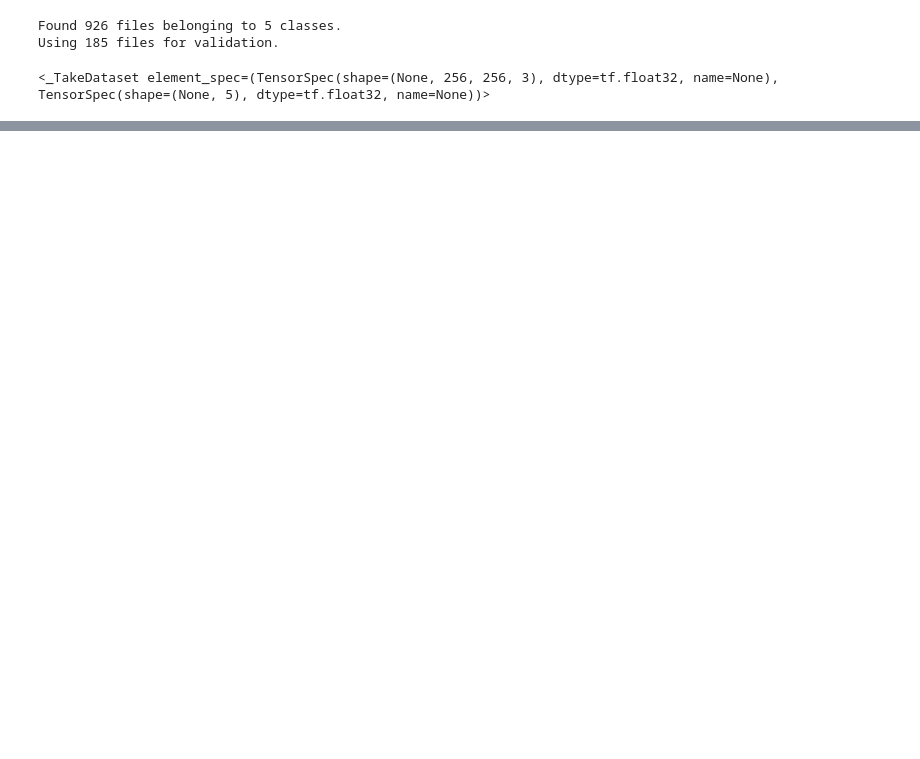
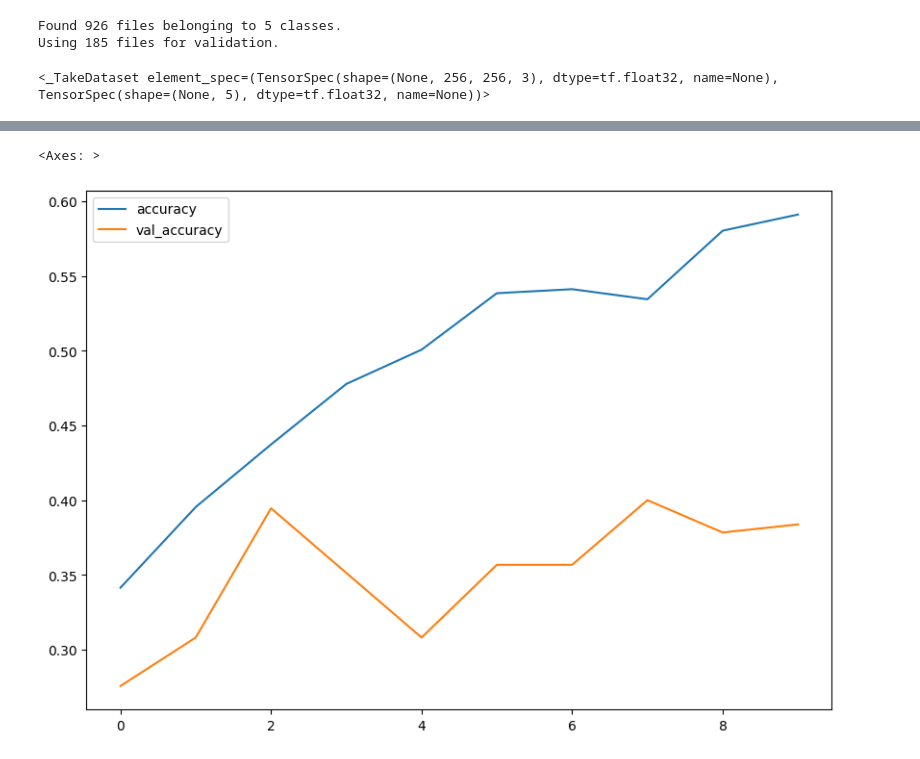
Before and after one commit to krishnara1201/image_classification, a Jupyter notebook: model.ipynb, the cells around one changed output, grey strips where cells are left out. Drawn from its saved outputs; the diff is of its cells as text; code cells hidden in the pictures; blank space fills up the shorter version.

```diff
--- a/model.ipynb
+++ b/model.ipynb
@@ -56,0 +167,9 @@ labels[0]
+# %%
+data_augmentation = Sequential([
+    layers.RandomFlip("horizontal", seed=1),
+    layers.RandomRotation(0.2, seed = 1),
+    layers.RandomZoom(0.2, seed = 1),
+])
+# %%
+full_network = [data_augmentation] + network
+history_df, model = train_model(full_network, epochs = 10)
@@ -56,0 +198,5 @@ labels[0]
+# %%
+history_df[["accuracy", "val_accuracy"]].plot(figsize = (10, 7))
+# %% [output]
+<Axes: >
+[figure, added]
```
Also changed, not shown: parts of 24 cells of this notebook.
